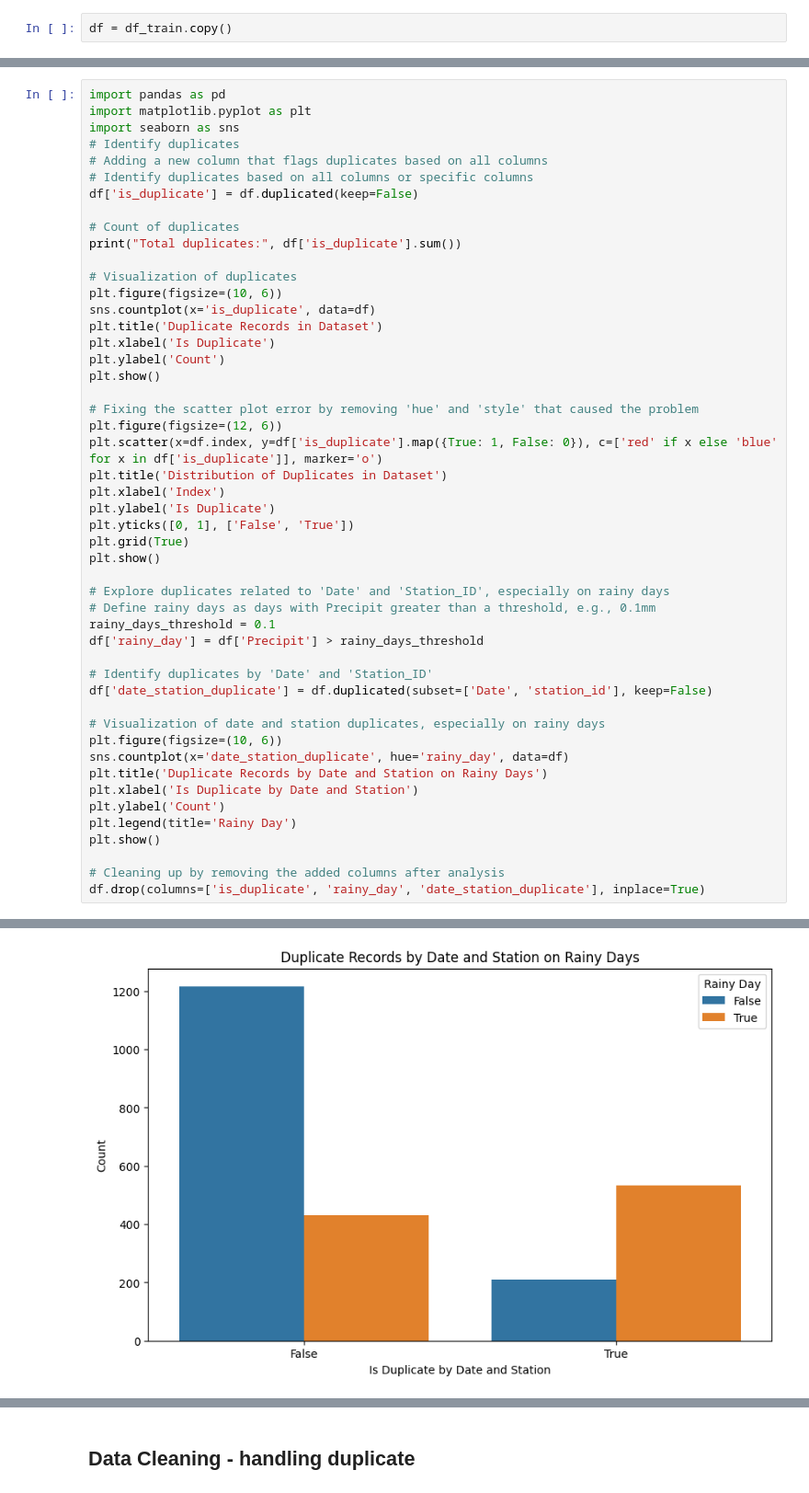
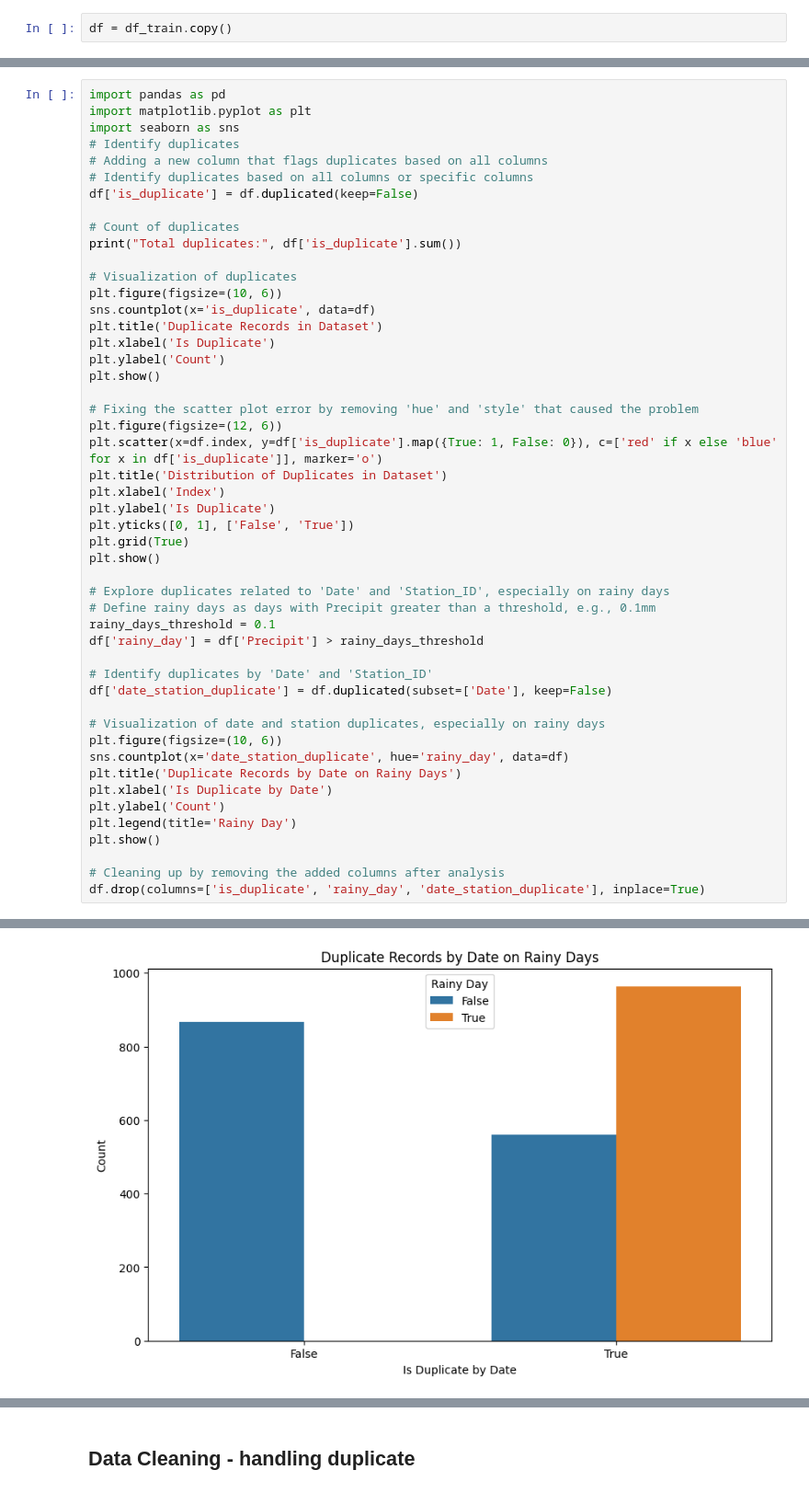
Before and after one commit to racousin/data_science_practice, a Jupyter notebook: website/public/modules/module5/course/handling_duplicate.ipynb, the cells around one changed output, grey strips where cells are left out. Shown at 92% size. Cells and saved outputs as stored; diff of their text form.

```diff
--- a/website/public/modules/module5/course/handling_duplicate.ipynb
+++ b/website/public/modules/module5/course/handling_duplicate.ipynb
@@ -61,34 +77,34 @@ plt.show()
 # Fixing the scatter plot error by removing 'hue' and 'style' that caused the problem
 plt.figure(figsize=(12, 6))
 plt.scatter(x=df.index, y=df['is_duplicate'].map({True: 1, False: 0}), c=['red' if x else 'blue' for x in df['is_duplicate']], marker='o')
 plt.title('Distribution of Duplicates in Dataset')
 plt.xlabel('Index')
 plt.ylabel('Is Duplicate')
 plt.yticks([0, 1], ['False', 'True'])
 plt.grid(True)
 plt.show()
 
 # Explore duplicates related to 'Date' and 'Station_ID', especially on rainy days
 # Define rainy days as days with Precipit greater than a threshold, e.g., 0.1mm
 rainy_days_threshold = 0.1
 df['rainy_day'] = df['Precipit'] > rainy_days_threshold
 
 # Identify duplicates by 'Date' and 'Station_ID'
-df['date_station_duplicate'] = df.duplicated(subset=['Date', 'station_id'], keep=False)
+df['date_station_duplicate'] = df.duplicated(subset=['Date'], keep=False)
 
 # Visualization of date and station duplicates, especially on rainy days
 plt.figure(figsize=(10, 6))
 sns.countplot(x='date_station_duplicate', hue='rainy_day', data=df)
-plt.title('Duplicate Records by Date and Station on Rainy Days')
-plt.xlabel('Is Duplicate by Date and Station')
+plt.title('Duplicate Records by Date on Rainy Days')
+plt.xlabel('Is Duplicate by Date')
 plt.ylabel('Count')
 plt.legend(title='Rainy Day')
 plt.show()
 
 # Cleaning up by removing the added columns after analysis
 df.drop(columns=['is_duplicate', 'rainy_day', 'date_station_duplicate'], inplace=True)
 # %% [output]
 Total duplicates: 744
 [figure]
 [figure]
-[figure, old version]
+[figure, new version]
```
Also changed, not shown: parts of 3 cells of this notebook, 8 other files.
